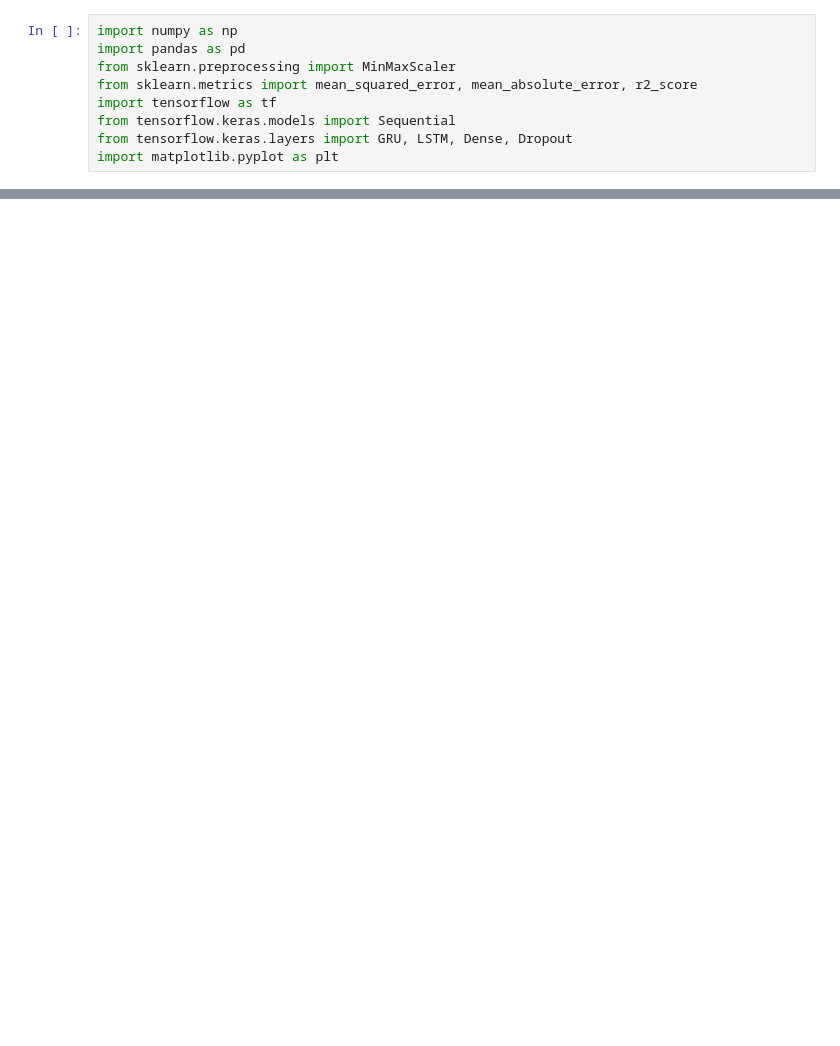
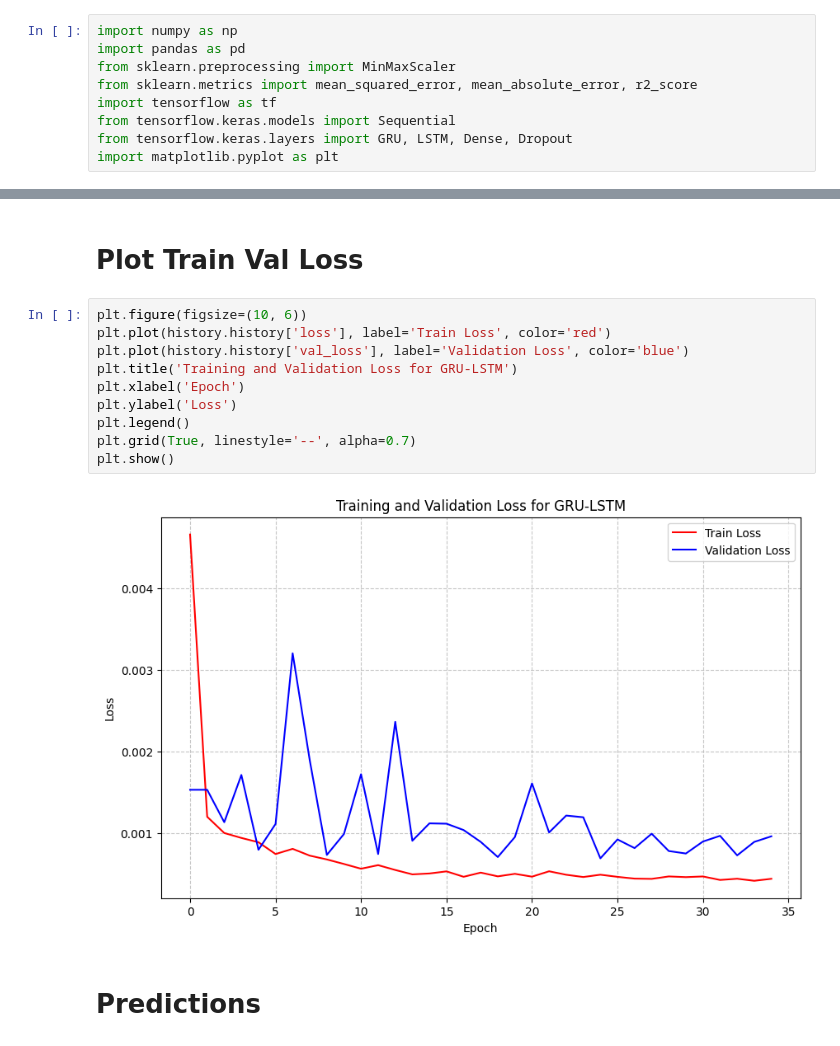
Before and after one commit to mitpoet/2203235_Capstone, a Jupyter notebook: GRU-LSTM/GRU-LSTM_Best.ipynb, the cells around one changed output, grey strips where cells are left out. Drawn from its saved outputs; the diff is of its cells as text; blank space fills up the shorter version.

```diff
--- a/GRU-LSTM/GRU-LSTM_Best.ipynb
+++ b/GRU-LSTM/GRU-LSTM_Best.ipynb
@@ -159 +165,17 @@ Epoch 20/20
+# %% [markdown]
+# Plot Train Val Loss
+# %%
+plt.figure(figsize=(10, 6))
+plt.plot(history.history['loss'], label='Train Loss', color='red')
+plt.plot(history.history['val_loss'], label='Validation Loss', color='blue')
+plt.title('Training and Validation Loss for GRU-LSTM')
+plt.xlabel('Epoch')
+plt.ylabel('Loss')
+plt.legend()
+plt.grid(True, linestyle='--', alpha=0.7)
+plt.show()
+# %% [output]
+[figure, added]
+# %% [markdown]
+# Predictions
 # %%
```
Also changed, not shown: parts of 21 cells of this notebook, 56 other files.
